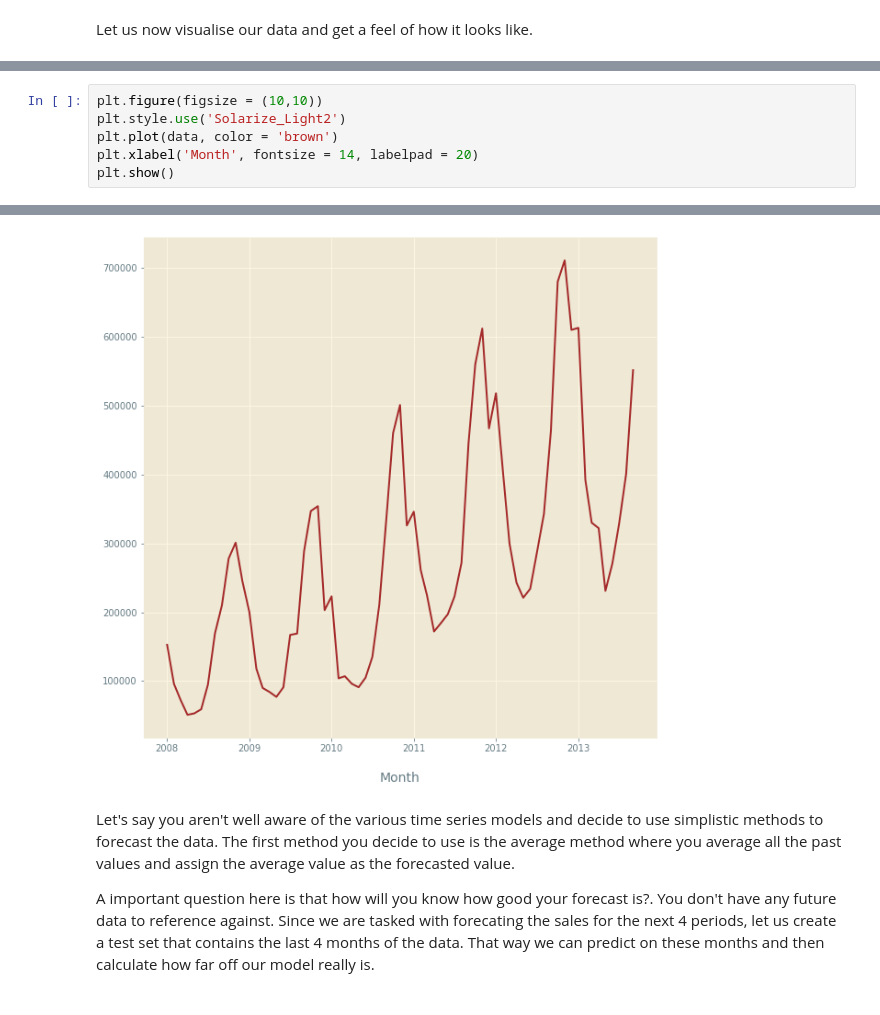
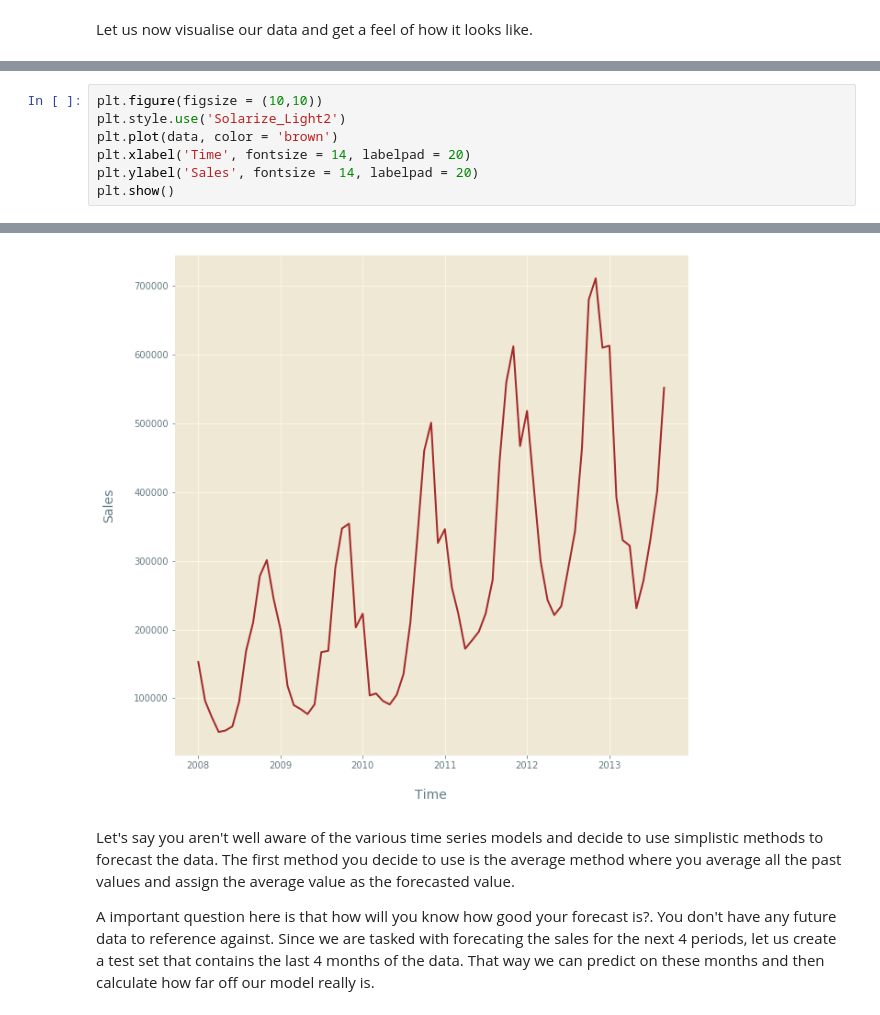
Before and after one commit to hamzajabbarr/time_series_forecasting_example, a Jupyter notebook: Time_series.ipynb, the cells around one changed output, grey strips where cells are left out. Drawn from its saved outputs; the diff is of its cells as text.

```diff
--- a/Time_series.ipynb
+++ b/Time_series.ipynb
@@ -141,7 +141,8 @@ plt.style.available
 plt.figure(figsize = (10,10))
 plt.style.use('Solarize_Light2')
 plt.plot(data, color = 'brown')
-plt.xlabel('Month', fontsize = 14, labelpad = 20)
+plt.xlabel('Time', fontsize = 14, labelpad = 20)
+plt.ylabel('Sales', fontsize = 14, labelpad = 20)
 plt.show()
 # %% [output]
 [interactive output not drawn]
@@ -152,4 +154,4 @@ plt.show()
-[figure, old version]
+[figure, new version]
 # %% [markdown]
 Let's say you aren't well aware of the various time series models and decide to use simplistic methods to forecast the data. The first method you decide to use is the average method where you average all the past values and assign the average value as the forecasted value.
 
```
Also changed, not shown: parts of 15 cells of this notebook.
